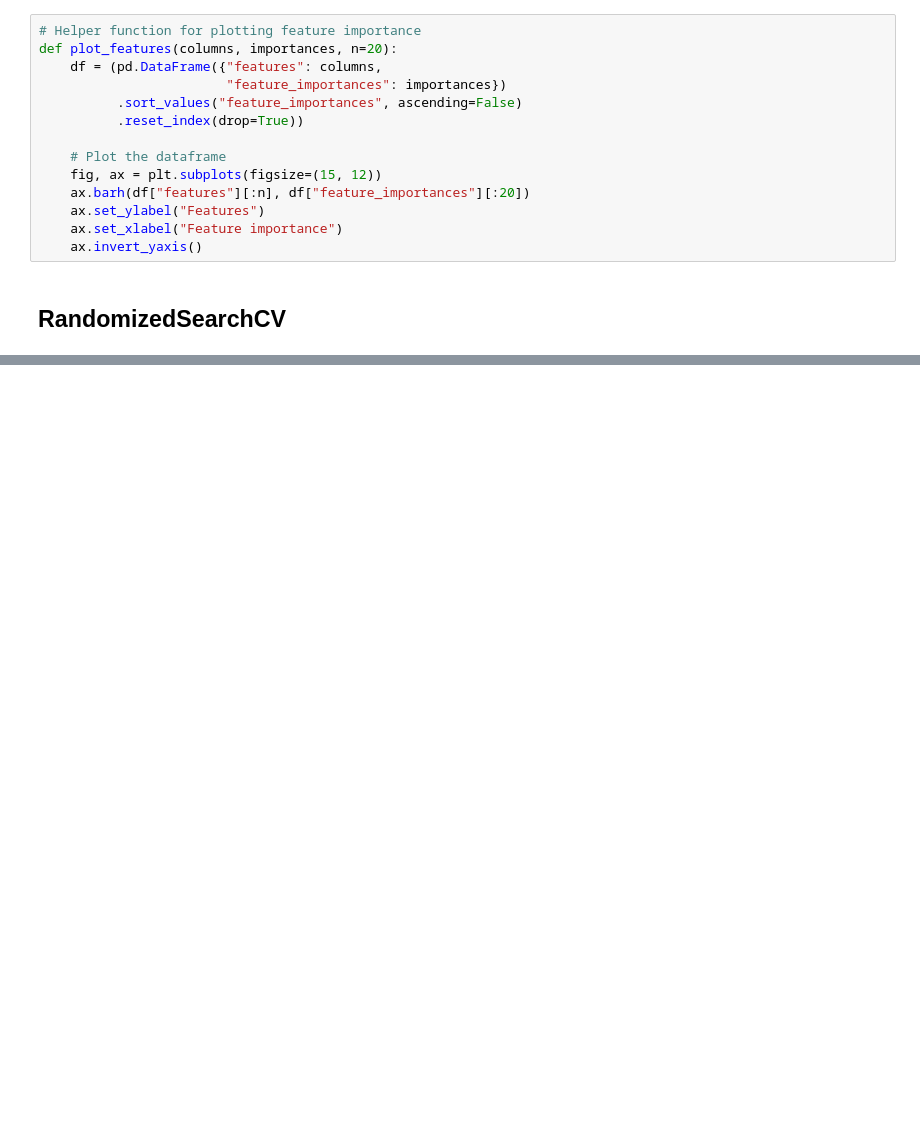
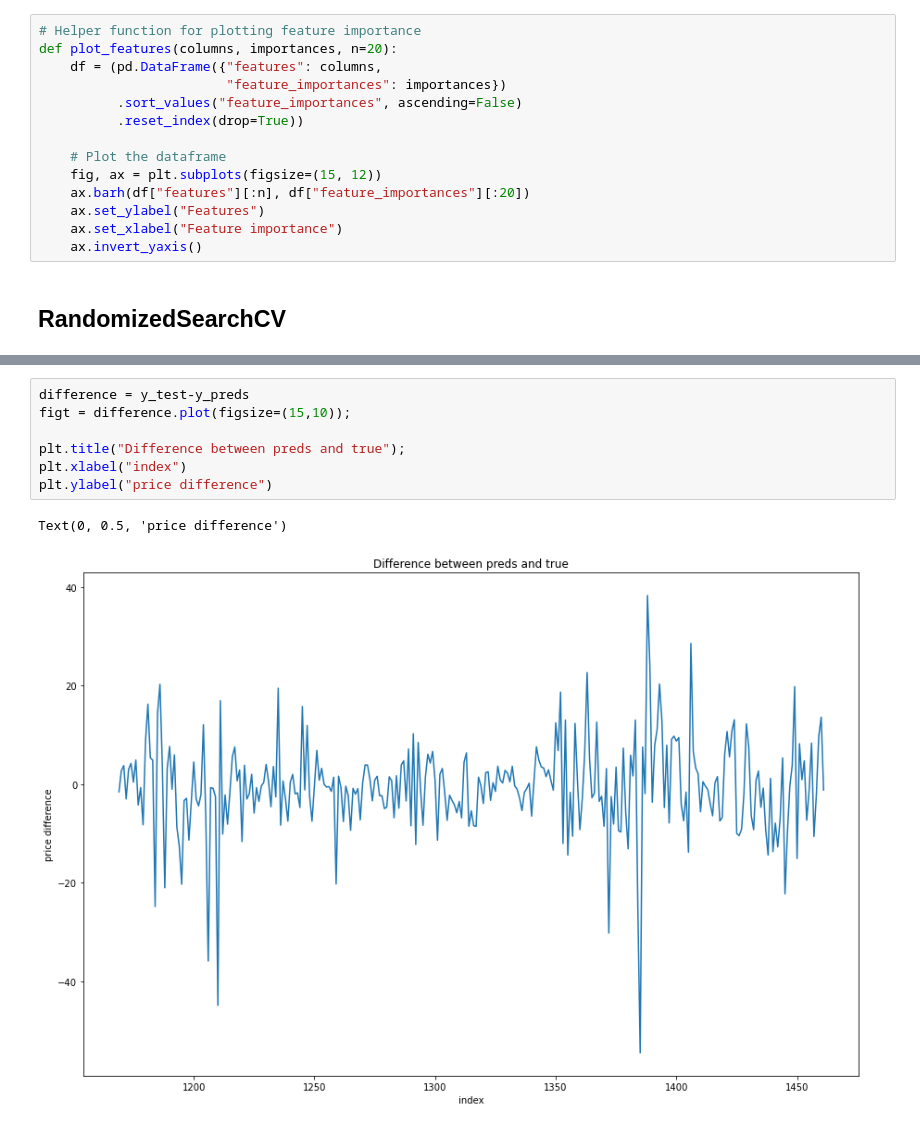
Before and after one commit to jacobcolyvan/ml-projects, a Jupyter notebook: ethereum-model/ethereum-price-regression.ipynb, the cells around one changed output, grey strips where cells are left out. Drawn from its saved outputs; the diff is of its cells as text; blank space fills up the shorter version.

```diff
--- a/ethereum-model/ethereum-price-regression.ipynb
+++ b/ethereum-model/ethereum-price-regression.ipynb
@@ -330,0 +339,10 @@ show_scores(ideal_model)
+# %%
+difference = y_test-y_preds
+figt = difference.plot(figsize=(15,10));
+
+plt.title("Difference between preds and true");
+plt.xlabel("index")
+plt.ylabel("price difference")
+# %% [output]
+Text(0, 0.5, 'price difference')
+[figure, added]
```
Also changed, not shown: parts of 17 cells of this notebook, 1 other file.
